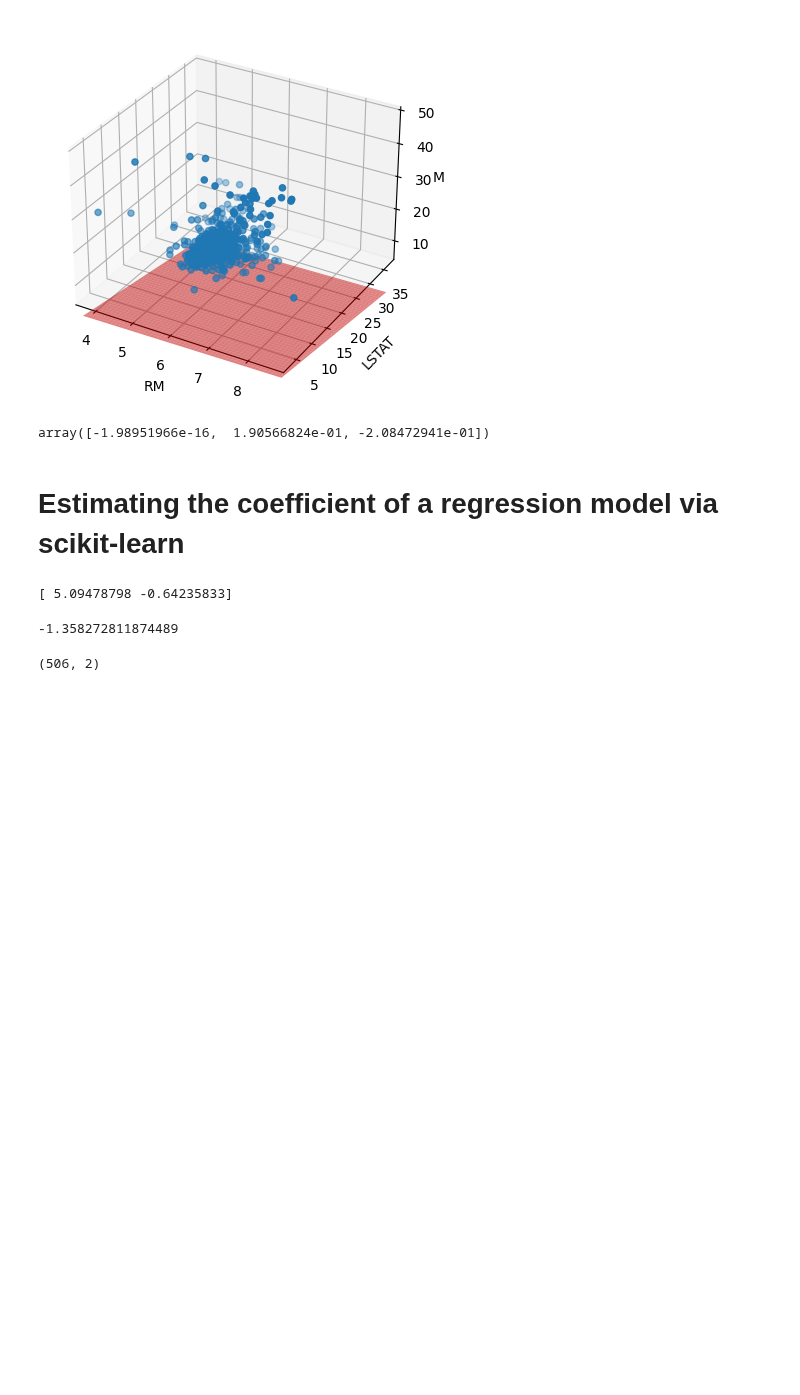
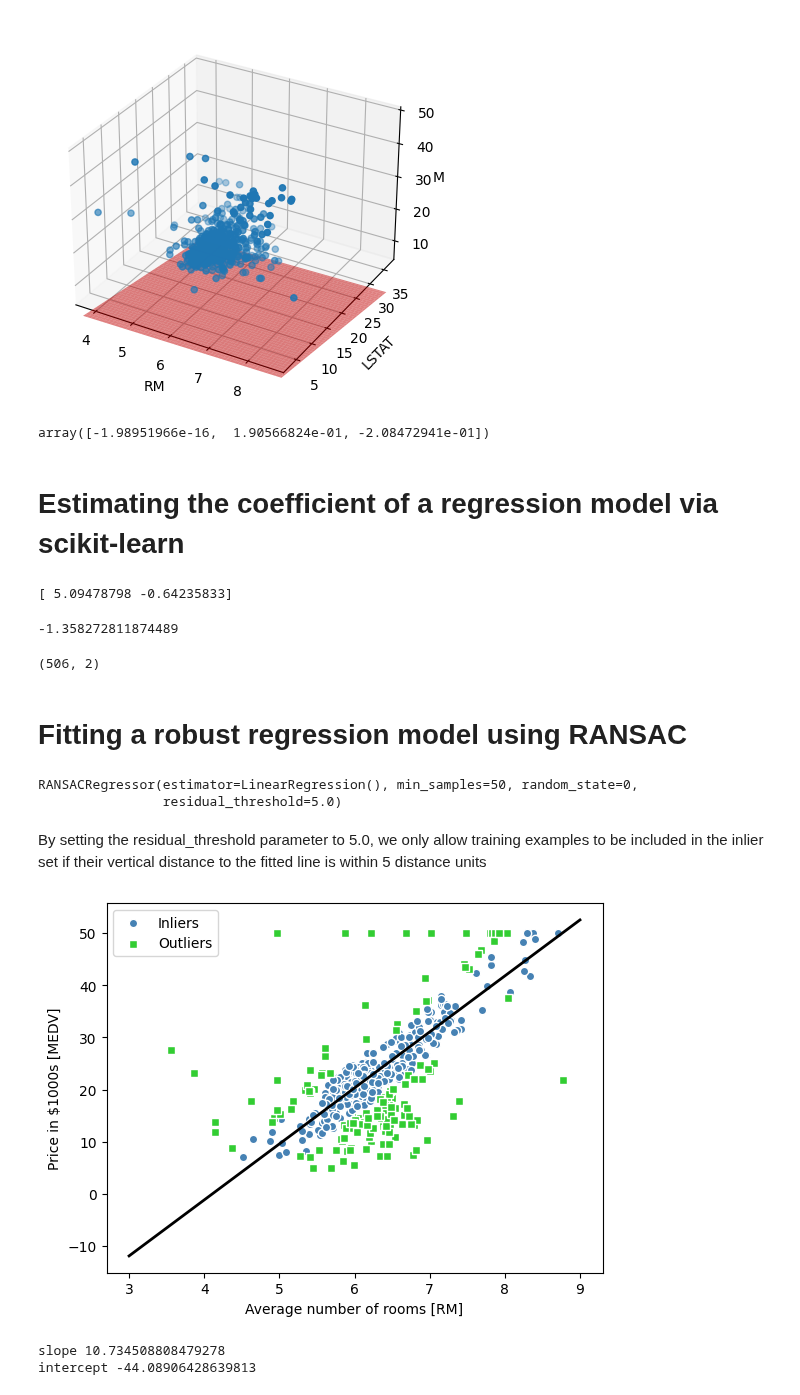
Before and after one commit to nargesghan/cs_internship_journey, a Jupyter notebook: Regression analysis/regression_analysis.ipynb, the cells around one changed output. Saved outputs shown, nothing was run; the diff lists cells and outputs as text; code cells hidden in the pictures; blank space fills up the shorter version.

Commit message:
regression analysis: train the RANSAC model

```diff
--- a/Regression analysis/regression_analysis.ipynb
+++ b/Regression analysis/regression_analysis.ipynb
@@ -260,3 +279,48 @@ lrs.intercept_
 X.shape
 # %% [output]
 (506, 2)
+# %% [markdown]
+# Fitting a robust regression model using RANSAC
+# %%
+X = df[['RM']].values
+y = df['MEDV'].values
+# %%
+from sklearn.linear_model import RANSACRegressor
+ransac=RANSACRegressor(LinearRegression(),
+                       max_trials=100,
+                       min_samples=50,
+                       loss='absolute_error',
+                       residual_threshold=5.0,
+                       random_state=0
+                       )
+
+ransac.fit(X,y)
+# %% [output]
+RANSACRegressor(estimator=LinearRegression(), min_samples=50, random_state=0,
+                residual_threshold=5.0)
+# %% [markdown]
+By setting the residual_threshold parameter to 5.0, we
+only allow training examples to be included in the inlier set if their vertical distance to
+the fitted line is within 5 distance units
+# %%
+inlier_mask=ransac.inlier_mask_
+outlier_mask=np.logical_not(inlier_mask)
+line_X = np.arange(3, 10, 1)
+line_y_ransac = ransac.predict(line_X[:, np.newaxis])
+plt.scatter(X[inlier_mask], y[inlier_mask], c='steelblue', edgecolor='white', marker='o', label='Inliers')
+
+plt.scatter(X[outlier_mask], y[outlier_mask],c='limegreen', edgecolor='white', marker='s', label='Outliers')
+
+plt.plot(line_X, line_y_ransac, color='black', lw=2)
+plt.xlabel('Average number of rooms [RM]')
+plt.ylabel('Price in $1000s [MEDV]')
+plt.legend(loc='upper left')
+plt.show()
+# %% [output]
+[figure, added]
+# %%
+print(f'slope { ransac.estimator_.coef_[0]}')
+print(f'intercept { ransac.estimator_.intercept_}')
+# %% [output]
+slope 10.734508808479278
+intercept -44.08906428639813
```
Also changed, not shown: parts of 1 cell of this notebook.
